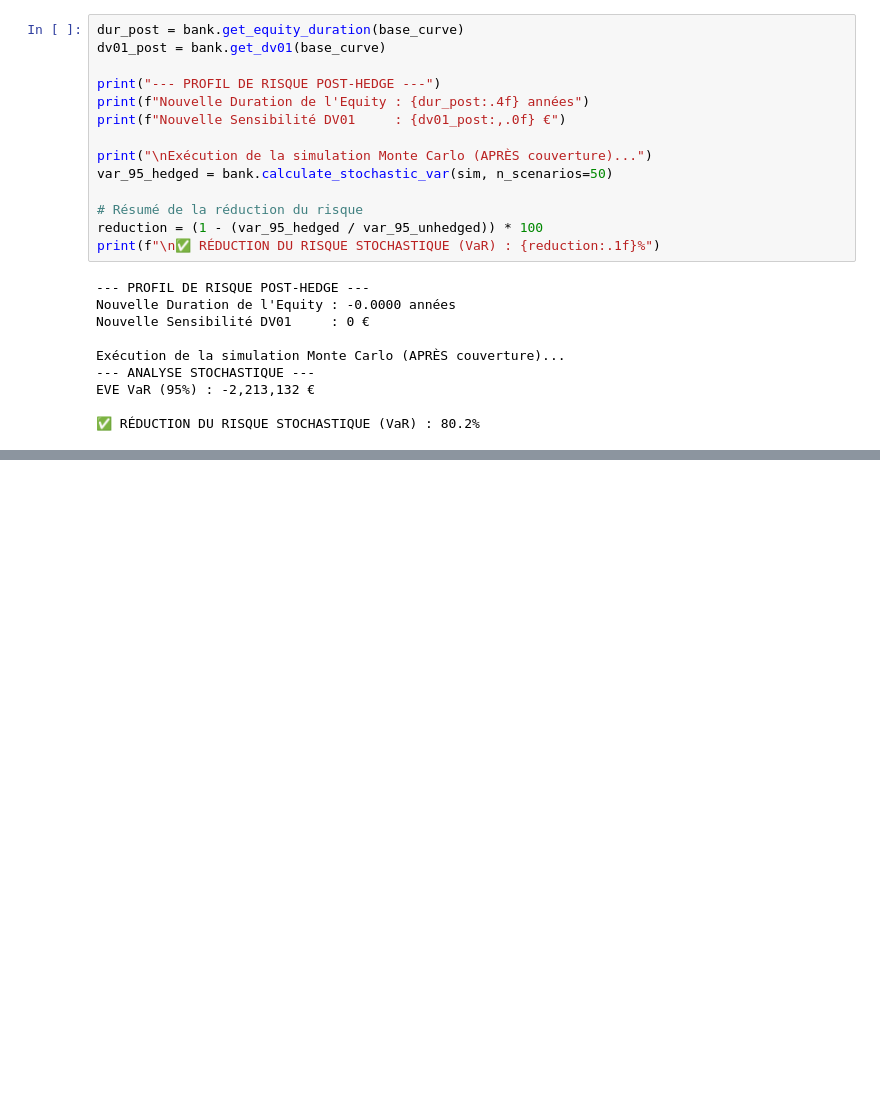
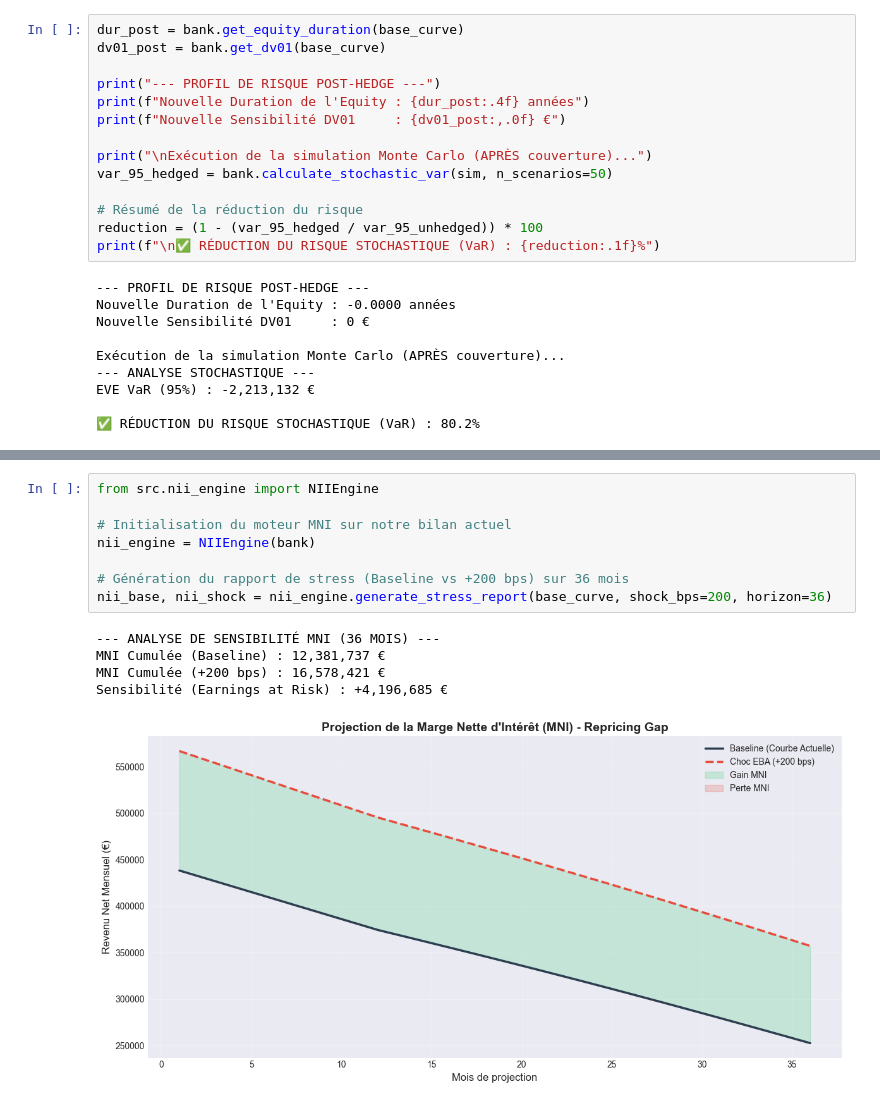
Before and after one commit to lucaspaulien/alm-stochastic-engine, a Jupyter notebook: notebooks/ALM_Showcase.ipynb, the cells around one changed output, grey strips where cells are left out. Saved outputs shown, nothing was run; the diff lists cells and outputs as text; blank space fills up the shorter version.

Commit message:
Finalize ALM Framework - Fixed LaTeX NII formulas, added Macro-Calibration and Dynamic Reporting

```diff
--- a/notebooks/ALM_Showcase.ipynb
+++ b/notebooks/ALM_Showcase.ipynb
@@ -160,0 +203,14 @@ EVE VaR (95%) : -2,213,132 €
+# %%
+from src.nii_engine import NIIEngine
+
+# Initialisation du moteur MNI sur notre bilan actuel
+nii_engine = NIIEngine(bank)
+
+# Génération du rapport de stress (Baseline vs +200 bps) sur 36 mois
+nii_base, nii_shock = nii_engine.generate_stress_report(base_curve, shock_bps=200, horizon=36)
+# %% [output]
+--- ANALYSE DE SENSIBILITÉ MNI (36 MOIS) ---
+MNI Cumulée (Baseline) : 12,381,737 €
+MNI Cumulée (+200 bps) : 16,578,421 €
+Sensibilité (Earnings at Risk) : +4,196,685 €
+[figure, added]
```
Also changed, not shown: parts of 6 cells of this notebook, 5 other files.
